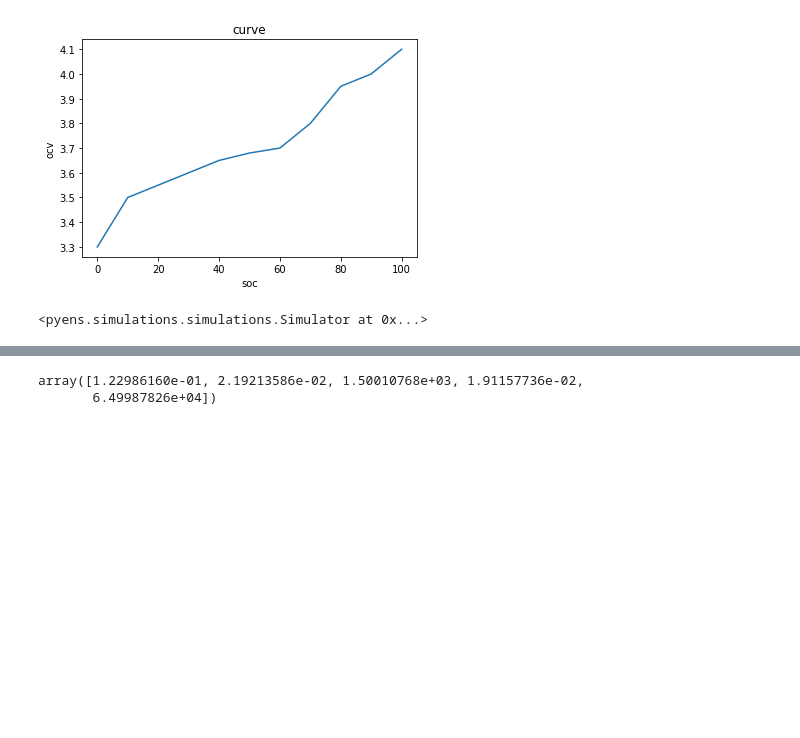
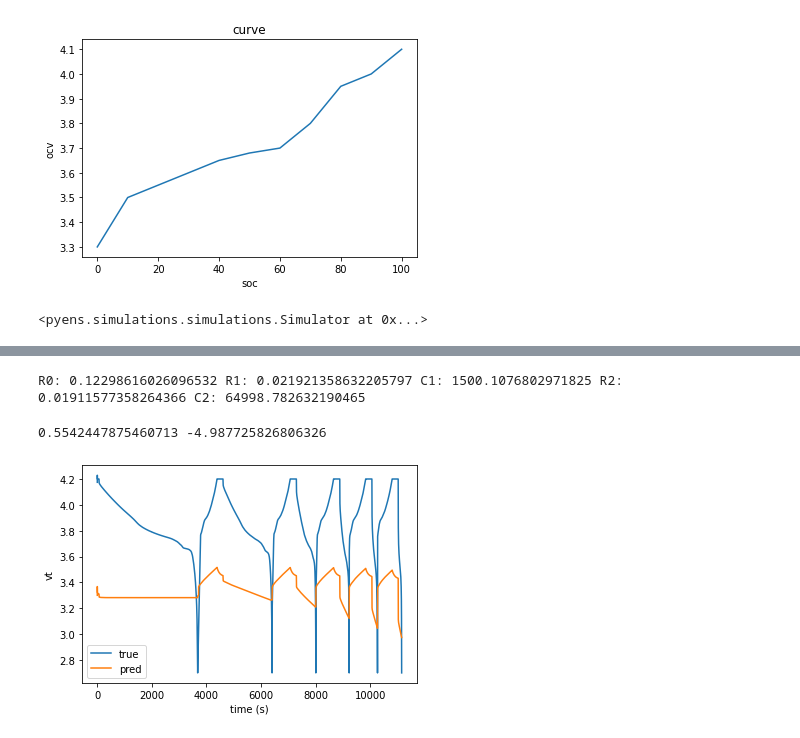
Before and after one commit to tonylee2016/batterylearn, a Jupyter notebook: notebook/demos.ipynb, the cells around one changed output, grey strips where cells are left out. Saved outputs shown, nothing was run; the diff lists cells and outputs as text; code cells hidden in the pictures; blank space fills up the shorter version.

```diff
--- a/notebook/demos.ipynb
+++ b/notebook/demos.ipynb
@@ -104,10 +92,27 @@ p0=[0.034,
 0.019,
 65000]
 x0=np.array([0, 0, initial_soc])
-config={"solver_type": "adaptive", "solution_name": "sol1"}
-res=l1.fit_parameters(p0,d1,c1,config,x0)
-R0,R1,C2,R2,C2=res.x
-res.x
+config={"solver_type": None, "solution_name": "sol1"}
+res=l1.fit_parameters(p0,d1,c1,config,x0,"ls")
+R0,R1,C1,R2,C2=res.x
+print("R0:",R0,"R1:",res.x[1],"C1:",res.x[2],"R2:",res.x[3],"C2:",res.x[4])
 # %% [output]
-array([1.22986160e-01, 2.19213586e-02, 1.50010768e+03, 1.91157736e-02,
-       6.49987826e+04])
+R0: 0.12298616026096532 R1: 0.021921358632205797 C1: 1500.1076802971825 R2: 0.01911577358264366 C2: 64998.782632190465
+# %%
+from sklearn.metrics import mean_squared_error,r2_score
+y_true=d1.df.vt
+y_pred=d1.df.vt-res.fun
+
+rmse=mean_squared_error(y_true, y_pred, squared=False)
+r_square=r2_score(y_true, y_pred)
+print(rmse,r_square)
+
+plt.plot(y_true,label="true")
+plt.plot(y_pred,label="pred")
+plt.xlabel('time (s)')
+plt.ylabel('vt')
+plt.legend()
+plt.show()
+# %% [output]
+0.5542447875460713 -4.987725826806326
+[figure, added]
```
Also changed, not shown: parts of 4 cells of this notebook, 3 other files.
